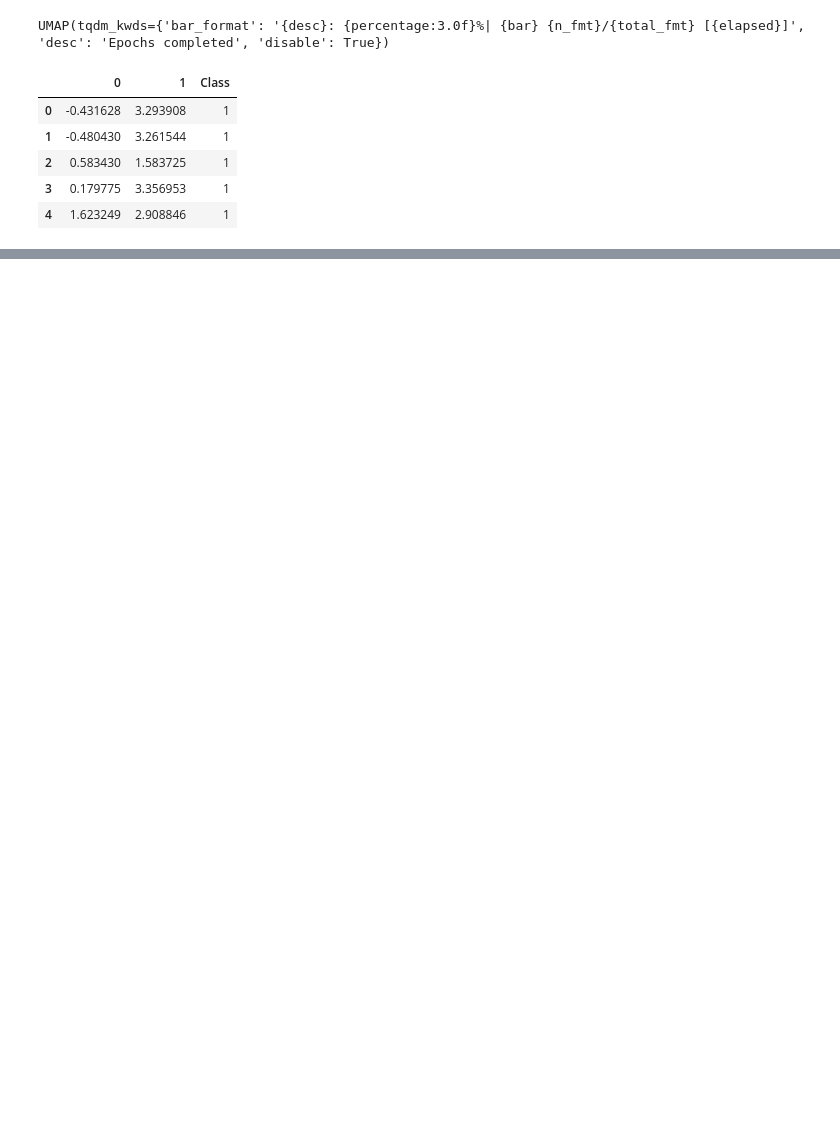
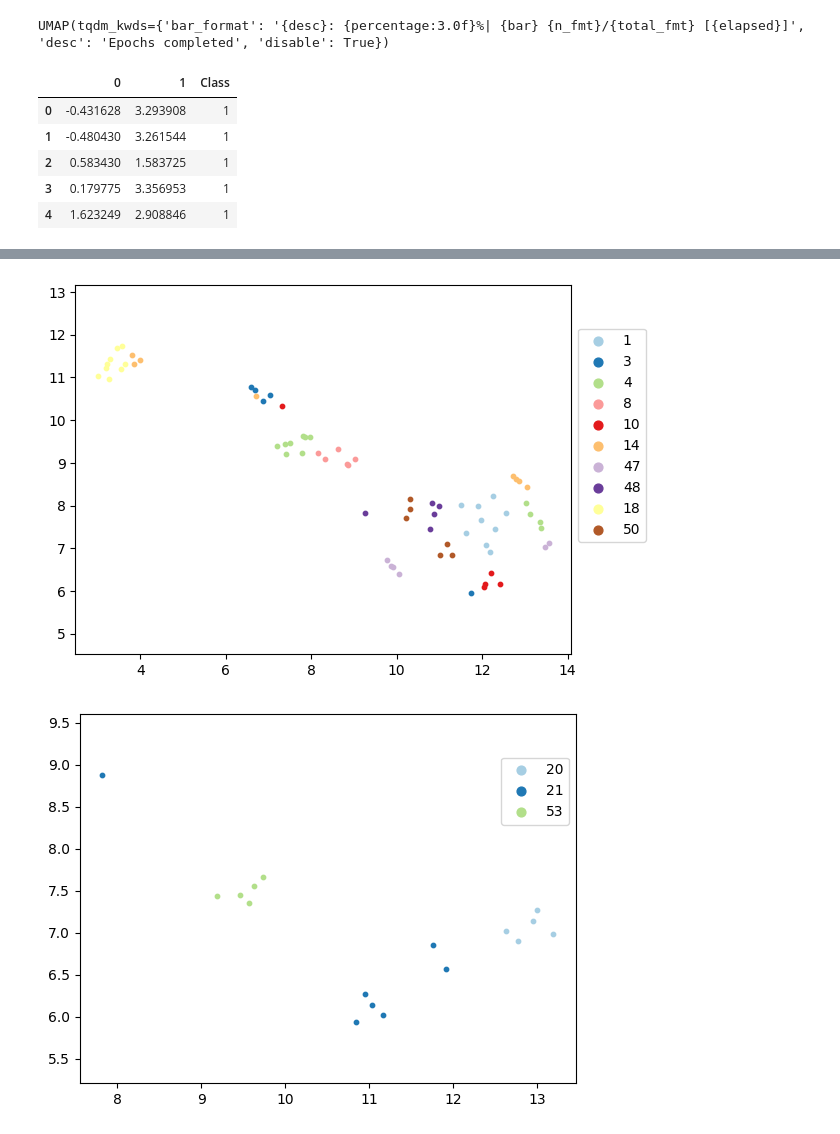
Before and after one commit to konrad-komisarczyk/iris-recognition, a Jupyter notebook: preprocessing/umap_tests.ipynb, the cells around one changed output, grey strips where cells are left out. Saved outputs shown, nothing was run; the diff lists cells and outputs as text; code cells hidden in the pictures; blank space fills up the shorter version.

```diff
--- a/preprocessing/umap_tests.ipynb
+++ b/preprocessing/umap_tests.ipynb
@@ -210,0 +245,24 @@ for chunk in chunks:
+# %%
+colors = df_good["Class"]
+classes_unique = list(set(colors))
+size = len(set(colors))
+
+chunks = [classes_unique[x:x + 10] for x in range(0, len(classes_unique), 10)]
+for chunk in chunks:
+    cur_colors = emb_df_good.loc[emb_df_good["Class"].isin(chunk)]["Class"]
+    cur_emb_df = emb_df_good.loc[emb_df_good["Class"].isin(chunk)]
+    scatter_list = []
+    label_list = []
+    for num, color in enumerate(chunk, start=0):
+        scatter = plt.scatter(cur_emb_df.loc[cur_emb_df["Class"].isin([color])][0], cur_emb_df.loc[cur_emb_df["Class"].isin([color])][1], color=mycmap[num], s=10)
+        scatter_list.append(scatter)
+        label_list.append(str(color))
+    plt.gca().set_aspect('equal', 'datalim')
+    lgnd = plt.legend(scatter_list, label_list, bbox_to_anchor=(1,0.9))
+    for lgnhandle in lgnd.legend_handles:
+        lgnhandle._sizes = [40]
+
+    plt.show()
+# %% [output]
+[figure, added]
+[figure, added]
```
Also changed, not shown: parts of 29 cells of this notebook, 4 other files.
